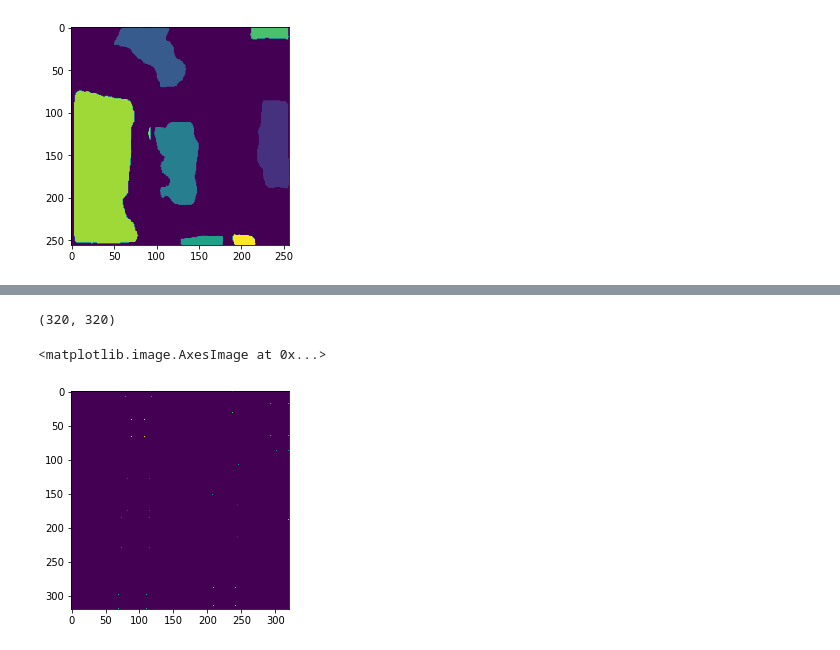
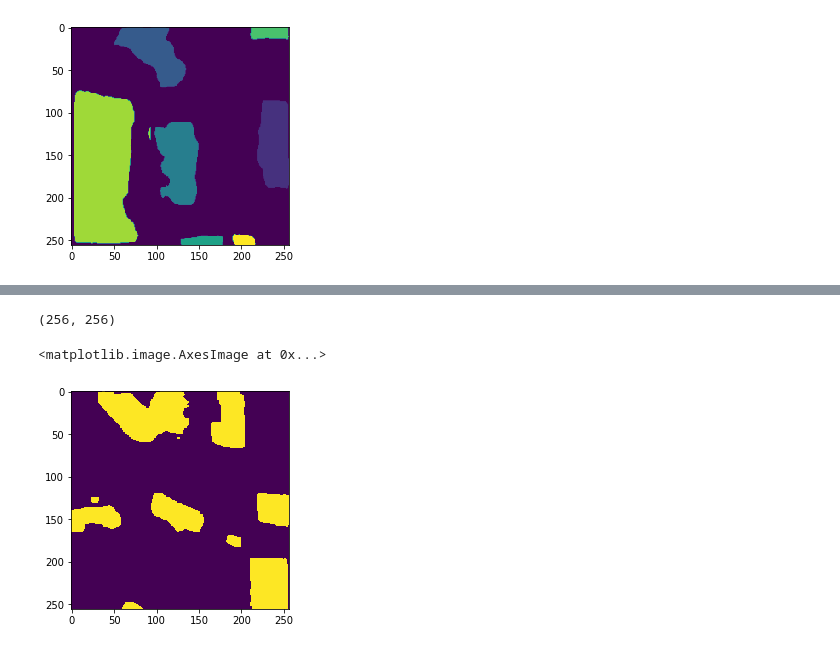
Before and after one commit to jmathur25/OSM_buildingdetector, a Jupyter notebook: use_mrccn_detector_class.ipynb, the cells around one changed output, grey strips where cells are left out. Drawn from its saved outputs; the diff is of its cells as text; code cells hidden in the pictures.

```diff
--- a/use_mrccn_detector_class.ipynb
+++ b/use_mrccn_detector_class.ipynb
@@ -172,7 +172,7 @@ for x,y in zip(res[:,0], res[:,1]):
     cv2.circle(img,(int(y), int(x)),5,[255,255,255])
 plt.imshow(img)
 # %%
-im = plt.imread('default_images/tmp.png')
+im = plt.imread('runtime/images/image_1.png')
 plt.imshow(im)
 # %% [output]
 <matplotlib.image.AxesImage at 0x...>
@@ -180,2 +180,2 @@ plt.imshow(im)
 # %%
-out = mrcnn._detect_single(im[:,:,:3], to_fill=False)
+out = mrcnn._detect_single(im[:,:,:3], rectanglify=False, to_fill=False)
@@ -182,12 +313,12 @@ out = mrcnn._detect_single(im[:,:,:3], to_fill=False)
 # %%
 out.shape
 # %% [output]
-(320, 320)
+(256, 256)
 # %%
-plt.imshow(out)
+plt.imshow(out != 0)
 # %% [output]
 <matplotlib.image.AxesImage at 0x...>
-[figure, old version]
+[figure, new version]
 # %%
 image = im
 # %%
```
Also changed, not shown: parts of 17 cells of this notebook, 2 other files.
